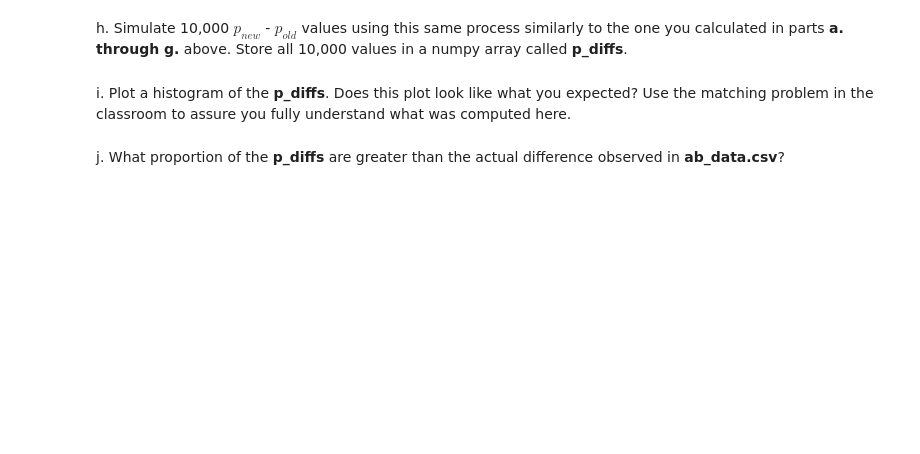
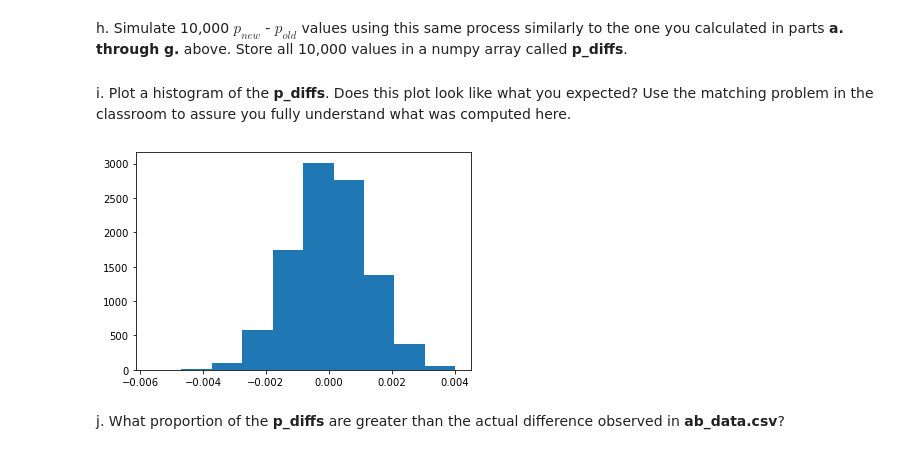
Before and after one commit to Pranav1988/Data-Analyst, a Jupyter notebook: Analyze_ab_test_results_notebook.ipynb, the cells around one changed output. Cells and saved outputs as stored; diff of their text form; code cells hidden in the pictures; blank space fills up the shorter version.

```diff
--- a/Analyze_ab_test_results_notebook.ipynb
+++ b/Analyze_ab_test_results_notebook.ipynb
@@ -301,2 +293,7 @@ dtype: int64
 # %% [markdown]
 e. Simulate $n_{new}$ transactions with a convert rate of $p_{new}$ under the null.  Store these $n_{new}$ 1's and 0's in **new_page_converted**.
+# %%
+
+ #new_page_converted = np.random.binomial(1, P_new, n_new)
+
+new_page_converted=np.random.choice([0,1],size = n_new, p=[1-P_new,P_new]
@@ -303,4 +302,10 @@ e. Simulate $n_{new}$ transactions with a convert rate of $p_{new}$ under the nu
 # %% [markdown]
 f. Simulate $n_{old}$ transactions with a convert rate of $p_{old}$ under the null.  Store these $n_{old}$ 1's and 0's in **old_page_converted**.
+# %%
+old_page_converted = np.random.choice([0,1],size = n_old, p=[1-P_old,P_old])
 # %% [markdown]
 g. Find $p_{new}$ - $p_{old}$ for your simulated values from part (e) and (f).
+# %%
+sim_p_new = new_page_converted.mean()
+sim_p_old = old_page_converted.mean()
+sim_p_new-sim_p_old
@@ -307,6 +314,26 @@ g. Find $p_{new}$ - $p_{old}$ for your simulated values from part (e) and (f).
 # %% [markdown]
 h. Simulate 10,000 $p_{new}$ - $p_{old}$ values using this same process similarly to the one you calculated in parts **a. through g.** above.  Store all 10,000 values in a numpy array called **p_diffs**.
+# %%
+p_diffs = []
+
+for _ in range(10000):
+
+    sample = df2.sample(df2.shape[0],replace = True)
+    P_new = sample.converted.mean()
+    P_old = sample.converted.mean()
+    n_new = sample.query('group == "treatment"')['user_id'].count()
+    n_old = sample.query('group == "control"')['user_id'].count()
+    new_page_converted=np.random.choice([0,1],size = n_new, p=[1-P_new,P_new])
+    old_page_converted = np.random.choice([0,1],size = n_old, p=[1-P_old,P_old])
+    sim_p_new = new_page_converted.mean()
+    sim_p_old = old_page_converted.mean()
+    diff = sim_p_new-sim_p_old
+    p_diffs.append(diff)
 # %% [markdown]
 i. Plot a histogram of the **p_diffs**.  Does this plot look like what you expected?  Use the matching problem in the classroom to assure you fully understand what was computed here.
+# %%
+plt.hist(np.array(p_diffs));
+# %% [output]
+[figure, added]
 # %% [markdown]
 j. What proportion of the **p_diffs** are greater than the actual difference observed in **ab_data.csv**?
```
Also changed, not shown: parts of 12 cells of this notebook.
